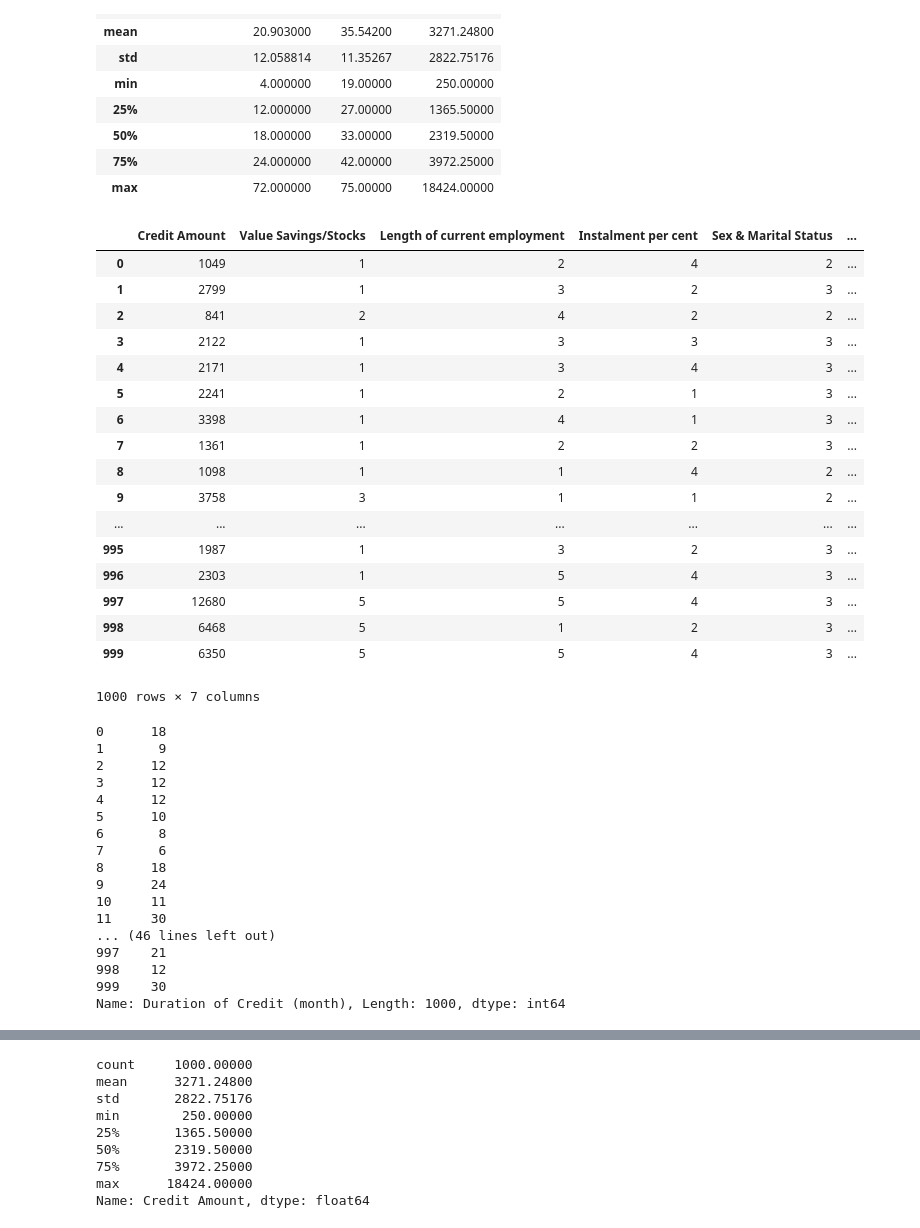
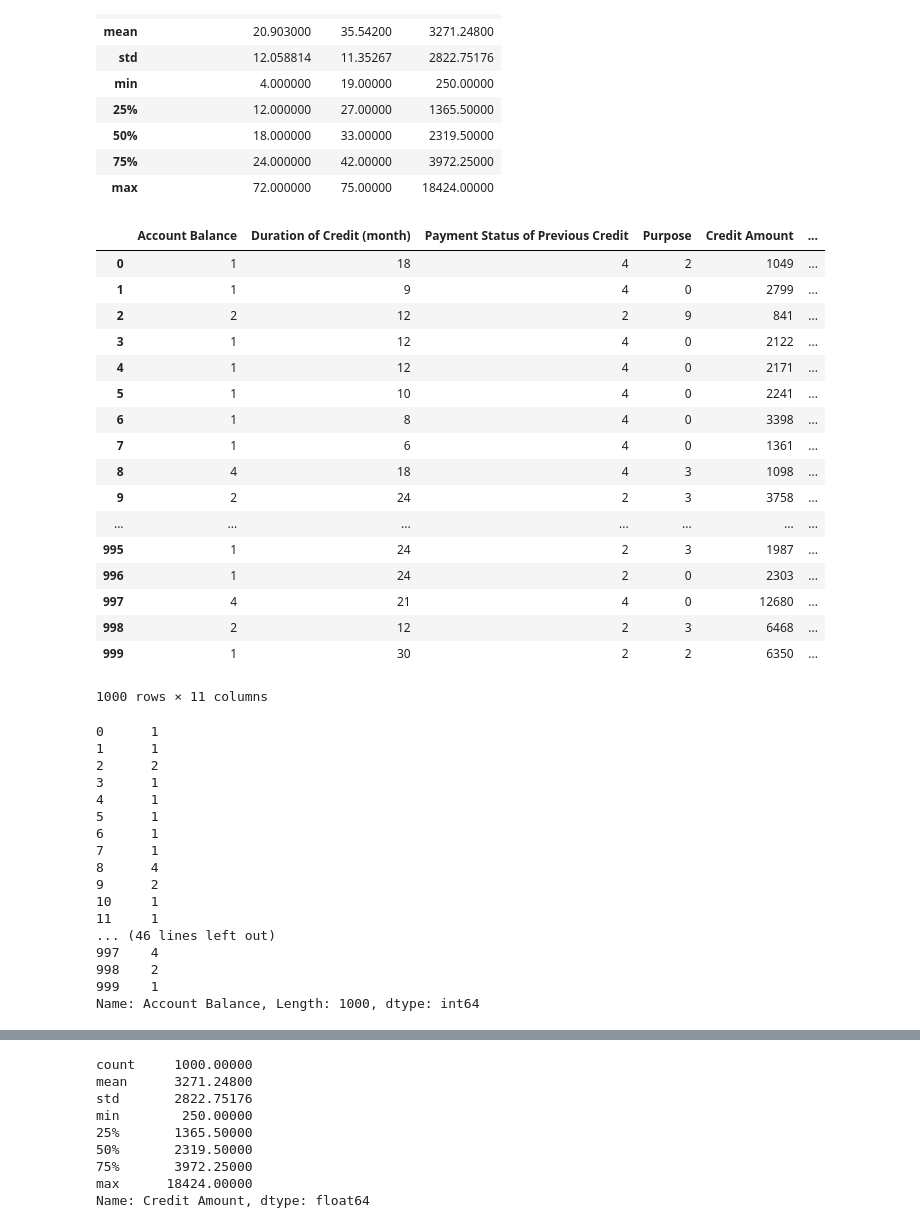
Before and after one commit to Engineered0/German-credit-card-fraud-analysis, a Jupyter notebook: german_credit.ipynb, the cells around one changed output, grey strips where cells are left out. Cells and saved outputs as stored; diff of their text form; code cells hidden in the pictures.

```diff
--- a/german_credit.ipynb
+++ b/german_credit.ipynb
@@ -163,48 +163,48 @@ x.describe()
 | 75% | 24.000000 | 42.00000 | 3972.25000 |
 | max | 72.000000 | 75.00000 | 18424.00000 |
 # %%
-x=data1.iloc[:,5:12]
-y=data1.iloc[:,2]
+x=data1.iloc[:,1:12]
+y=data1.iloc[:,1]
 x
 # %% [output]
-|  | Credit Amount | Value Savings/Stocks | Length of current employment | Instalment per cent | Sex & Marital Status | ... |
-| 0 | 1049 | 1 | 2 | 4 | 2 | ... |
-| 1 | 2799 | 1 | 3 | 2 | 3 | ... |
-| 2 | 841 | 2 | 4 | 2 | 2 | ... |
-| 3 | 2122 | 1 | 3 | 3 | 3 | ... |
-| 4 | 2171 | 1 | 3 | 4 | 3 | ... |
-| 5 | 2241 | 1 | 2 | 1 | 3 | ... |
-| 6 | 3398 | 1 | 4 | 1 | 3 | ... |
-| 7 | 1361 | 1 | 2 | 2 | 3 | ... |
-| 8 | 1098 | 1 | 1 | 4 | 2 | ... |
-| 9 | 3758 | 3 | 1 | 1 | 2 | ... |
+|  | Account Balance | Duration of Credit (month) | Payment Status of Previous Credit | Purpose | Credit Amount | ... |
+| 0 | 1 | 18 | 4 | 2 | 1049 | ... |
+| 1 | 1 | 9 | 4 | 0 | 2799 | ... |
+| 2 | 2 | 12 | 2 | 9 | 841 | ... |
+| 3 | 1 | 12 | 4 | 0 | 2122 | ... |
+| 4 | 1 | 12 | 4 | 0 | 2171 | ... |
+| 5 | 1 | 10 | 4 | 0 | 2241 | ... |
+| 6 | 1 | 8 | 4 | 0 | 3398 | ... |
+| 7 | 1 | 6 | 4 | 0 | 1361 | ... |
+| 8 | 4 | 18 | 4 | 3 | 1098 | ... |
+| 9 | 2 | 24 | 2 | 3 | 3758 | ... |
 | ... | ... | ... | ... | ... | ... | ... |
-| 995 | 1987 | 1 | 3 | 2 | 3 | ... |
-| 996 | 2303 | 1 | 5 | 4 | 3 | ... |
-| 997 | 12680 | 5 | 5 | 4 | 3 | ... |
-| 998 | 6468 | 5 | 1 | 2 | 3 | ... |
-| 999 | 6350 | 5 | 5 | 4 | 3 | ... |
+| 995 | 1 | 24 | 2 | 3 | 1987 | ... |
+| 996 | 1 | 24 | 2 | 0 | 2303 | ... |
+| 997 | 4 | 21 | 4 | 0 | 12680 | ... |
+| 998 | 2 | 12 | 2 | 3 | 6468 | ... |
+| 999 | 1 | 30 | 2 | 2 | 6350 | ... |
-1000 rows × 7 columns
+1000 rows × 11 columns
 # %%
 y
 # %% [output]
-0      18
-1       9
-2      12
-3      12
-4      12
-5      10
-6       8
-7       6
-8      18
-9      24
-10     11
-11     30
+0      1
+1      1
+2      2
+3      1
+4      1
+5      1
+6      1
+7      1
+8      4
+9      2
+10     1
+11     1
 ... (46 lines left out)
-997    21
-998    12
-999    30
-Name: Duration of Credit (month), Length: 1000, dtype: int64
+997    4
+998    2
+999    1
+Name: Account Balance, Length: 1000, dtype: int64
 # %%
 from sklearn import preprocessing
 minmax=preprocessing.MinMaxScaler(feature_range=(0,1))
```
Also changed, not shown: parts of 22 cells of this notebook.
